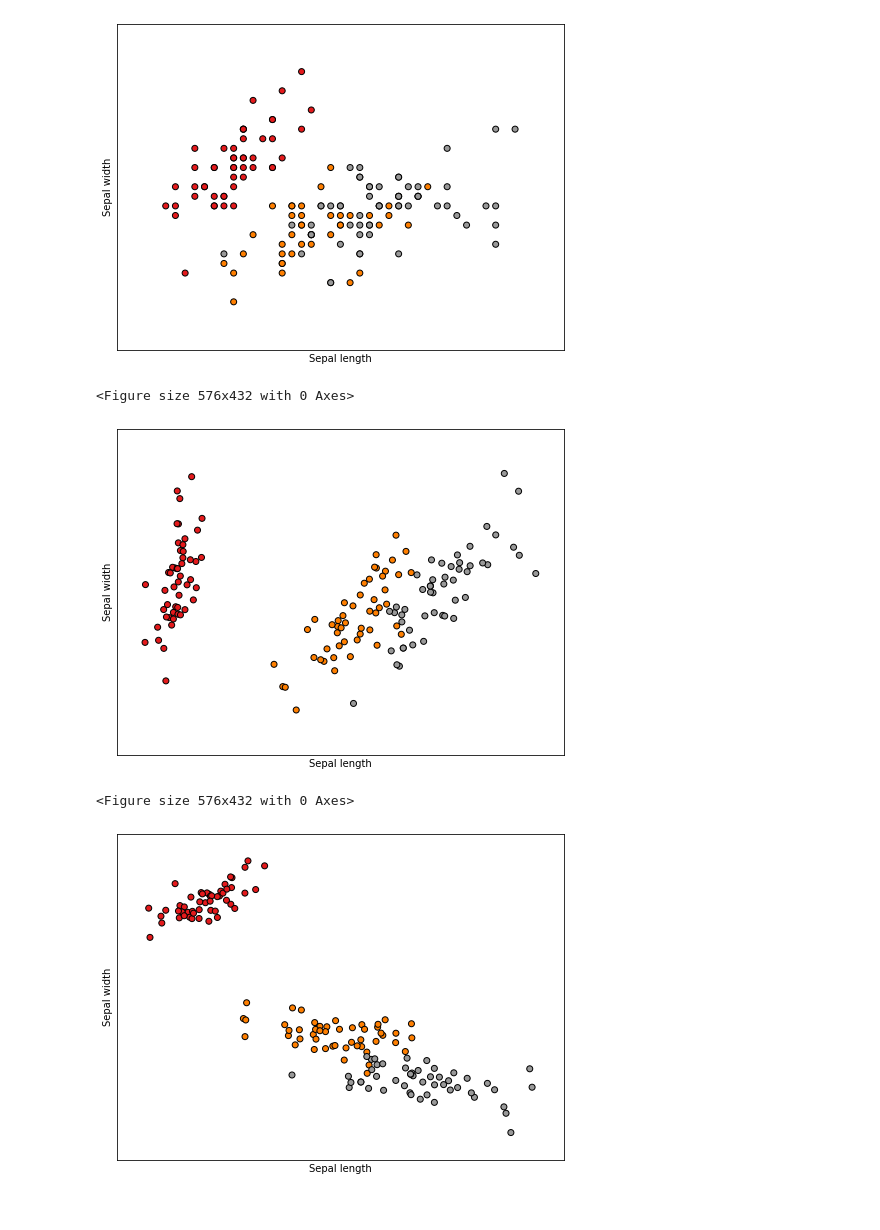
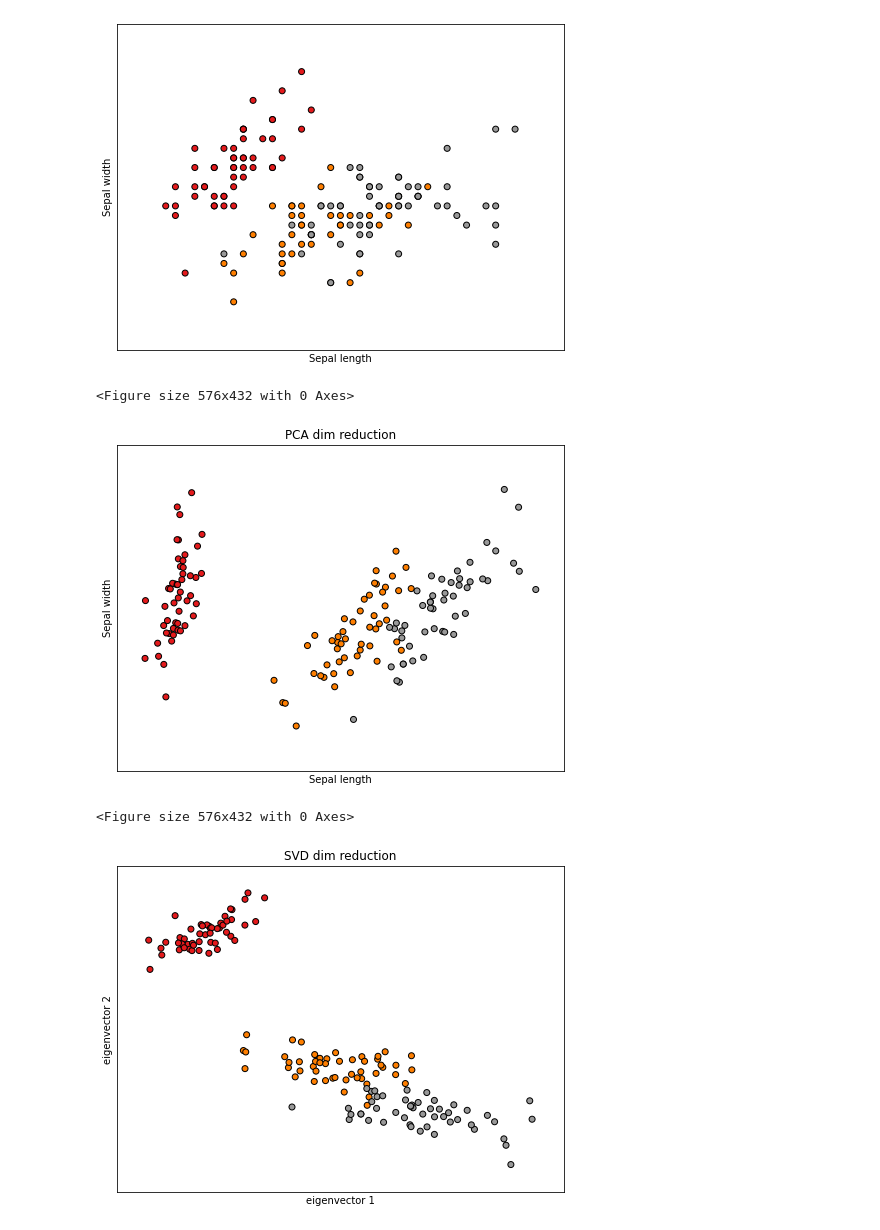
Before and after one commit to face22/lecture, a Jupyter notebook: SVD.ipynb, the cells around one changed output. Saved outputs shown, nothing was run; the diff lists cells and outputs as text; code cells hidden in the pictures.

```diff
--- a/SVD.ipynb
+++ b/SVD.ipynb
@@ -263,57 +264,38 @@ plt.yticks(())
 # %%
 
 # To getter a better understanding of interaction of the dimensions
 # plot the first three PCA dimensions
 fig = plt.figure(1, figsize=(8, 6))
-# ax = Axes3D(fig, elev=-150, azim=110)
+
 
 X_reduced1 = PCA(n_components=2).fit_transform(iris.data)
 
 
 x_min, x_max = X_reduced1[:, 0].min() - 0.5, X_reduced1[:, 0].max() + 0.5
 y_min, y_max = X_reduced1[:, 1].min() - 0.5, X_reduced1[:, 1].max() + 0.5
 
 plt.figure(2, figsize=(8, 6))
 plt.clf()
 
 # Plot the training points
 plt.scatter(X_reduced1[:, 0], X_reduced1[:, 1], c=y, cmap=plt.cm.Set1, edgecolor="k")
+plt.title("PCA dim reduction")
 plt.xlabel("Sepal length")
 plt.ylabel("Sepal width")
 
 plt.xlim(x_min, x_max)
 plt.ylim(y_min, y_max)
 plt.xticks(())
 plt.yticks(())
 
-'''
-ax.scatter(
-    X_reduced1[:, 0],
-    X_reduced1[:, 1],
-    X_reduced1[:, 2],
-    c=y,
-    cmap='Greens',
-    edgecolor="k",
-    s=70,
-)
-
-ax.set_title("First three PCA directions")
-ax.set_xlabel("1st eigenvector")
-ax.w_xaxis.set_ticklabels([])
-ax.set_ylabel("2nd eigenvector")
-ax.w_yaxis.set_ticklabels([])
-ax.set_zlabel("3rd eigenvector")
-ax.w_zaxis.set_ticklabels([])
-'''
 
 plt.show()
 # %% [output]
 <Figure size 576x432 with 0 Axes>
-[figure, old version]
+[figure, new version]
 # %%
 
 fig = plt.figure(1, figsize=(8, 6))
-# ax = Axes3D(fig, elev=-150, azim=110)
 
 X_reduced2 = TruncatedSVD(n_components=2).fit_transform(iris.data)
 
@@ -326,27 +308,19 @@ plt.clf()
 
 # Plot the training points
 plt.scatter(X_reduced2[:, 0], X_reduced2[:, 1], c=y, cmap=plt.cm.Set1, edgecolor="k")
-plt.xlabel("Sepal length")
-plt.ylabel("Sepal width")
+plt.title("SVD dim reduction")
+plt.xlabel("eigenvector 1")
+plt.ylabel("eigenvector 2")
 
 plt.xlim(x_min, x_max)
 plt.ylim(y_min, y_max)
 plt.xticks(())
 plt.yticks(())
 
-'''
-ax.set_title("First three SVD directions")
-ax.set_xlabel("1st eigenvector")
-ax.w_xaxis.set_ticklabels([])
-ax.set_ylabel("2nd eigenvector")
-ax.w_yaxis.set_ticklabels([])
-ax.set_zlabel("3rd eigenvector")
-ax.w_zaxis.set_ticklabels([])
-'''
 
 plt.show()
 # %% [output]
 <Figure size 576x432 with 0 Axes>
-[figure, old version]
+[figure, new version]
 # %%
 fig = plt.figure(1, figsize=(8, 6))
```
Also changed, not shown: parts of 2 cells of this notebook.
